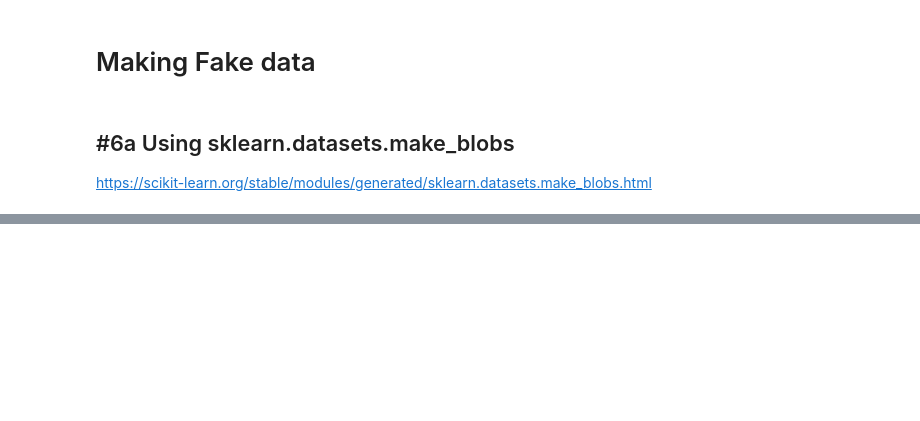
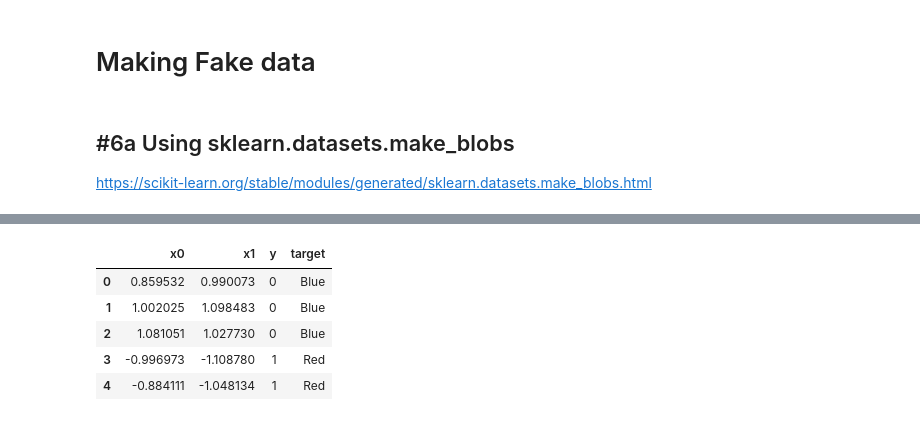
Before and after one commit to adomakor412/ML_DM, a Jupyter notebook: HW/BayesErrorIn1D.ipynb, the cells around one changed output, grey strips where cells are left out. Cells and saved outputs as stored; diff of their text form; code cells hidden in the pictures; blank space fills up the shorter version.

```diff
--- a/HW/BayesErrorIn1D.ipynb
+++ b/HW/BayesErrorIn1D.ipynb
@@ -174,0 +172,14 @@ array([0, 0, 0, 1, 1, 0, 1, 1, 1, 1, 1, 0, 1, 0, 1, 1, 1, 1, 0, 0, 1, 0,
+# %%
+
+df = pd.DataFrame({'x0':X.T[0],
+                   'x1':X.T[1],
+                   'y': y,
+                   'target':(np.array(['Blue','Red'])[y])})
+df.head()
+# %% [output]
+|  | x0 | x1 | y | target |
+| 0 | 0.859532 | 0.990073 | 0 | Blue |
+| 1 | 1.002025 | 1.098483 | 0 | Blue |
+| 2 | 1.081051 | 1.027730 | 0 | Blue |
+| 3 | -0.996973 | -1.108780 | 1 | Red |
+| 4 | -0.884111 | -1.048134 | 1 | Red |
```
Also changed, not shown: parts of 9 cells of this notebook.
